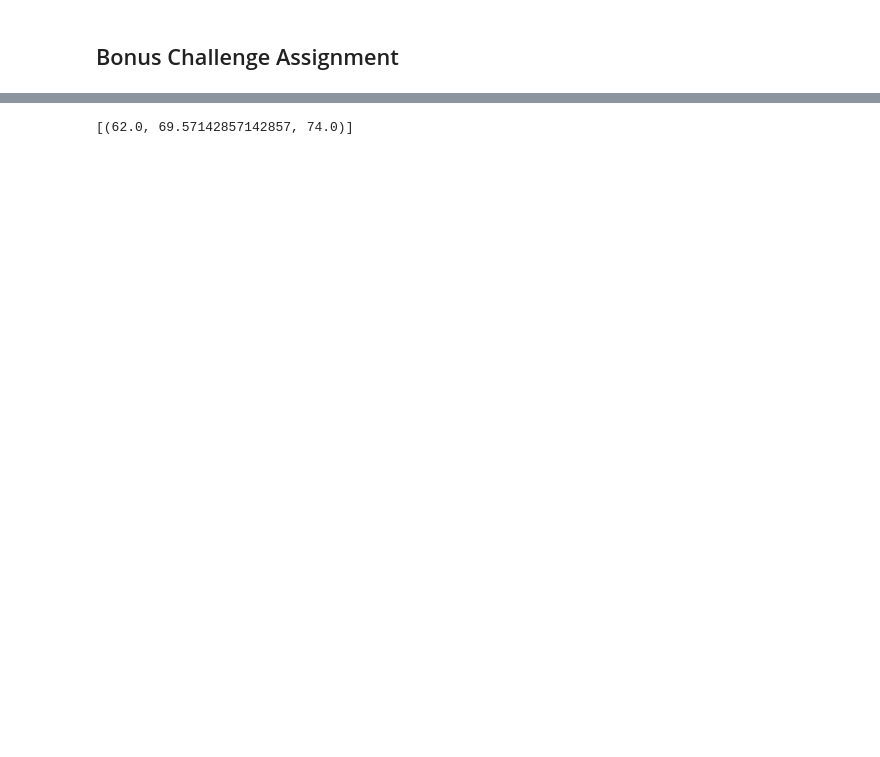
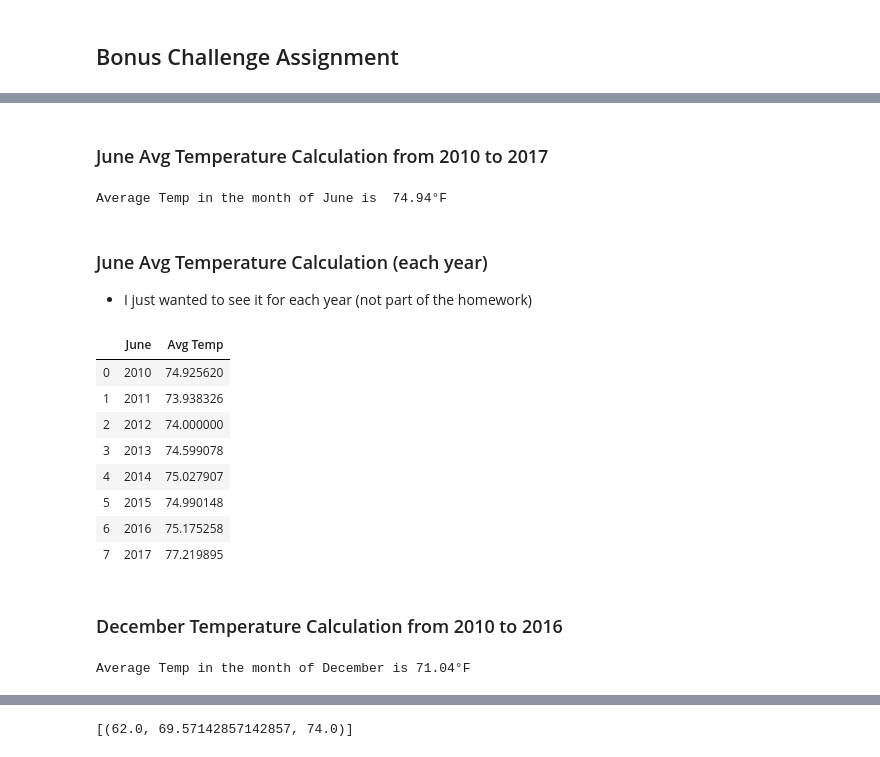
Before and after one commit to fereshtehaghaei/Climate-Analysis-SQLAlchemy, a Jupyter notebook: climate_starter.ipynb, the cells around one changed output, grey strips where cells are left out. Drawn from its saved outputs; the diff is of its cells as text; code cells hidden in the pictures; blank space fills up the shorter version.

Commit message:
re-do code for average temp in June

```diff
--- a/climate_starter.ipynb
+++ b/climate_starter.ipynb
@@ -410,0 +427,45 @@ plt.show()
+# %% [markdown]
+### June Avg Temperature Calculation from 2010 to 2017
+# %%
+# Identify the average temperature in June at all stations across all available years in the dataset.
+# Turned my partial part of code into bold. Used this site for help -->  https://www.kite.com/python/answers/how-to-print-in-bold-in-python#:~:text=Use%20ANSI%20escape%20sequences%20to,formatting%20for%20any%20following%20strings.
+june_avg = session.query(func.avg(Measurement.tobs)).filter(func.strftime("%m", Measurement.date)=="06").all()
+
+# june_avg
+
+print(f'Average Temp in the month of June is \033[1m {round(june_avg[0][0],2)}°F\033[0m')
+# %% [output]
+Average Temp in the month of June is  74.94°F
+# %% [markdown]
+### June Avg Temperature Calculation (each year)
+
+   * I just wanted to see it for each year (not part of the homework)
+# %%
+june_year = session.query(func.strftime("%Y", Measurement.date), func.avg(Measurement.tobs)).\
+                   filter(func.strftime("%m", Measurement.date)=="06").\
+                   group_by(func.strftime("%Y", Measurement.date)).all()
+june_year
+
+june_year_df = pd.DataFrame(june_year, columns = ["June", "Avg Temp"])
+
+june_year_df.head(10)
+# %% [output]
+|  | June | Avg Temp |
+| 0 | 2010 | 74.925620 |
+| 1 | 2011 | 73.938326 |
+| 2 | 2012 | 74.000000 |
+| 3 | 2013 | 74.599078 |
+| 4 | 2014 | 75.027907 |
+| 5 | 2015 | 74.990148 |
+| 6 | 2016 | 75.175258 |
+| 7 | 2017 | 77.219895 |
+# %% [markdown]
+### December Temperature Calculation from 2010 to 2016
+# %%
+# Identify the average temperature in December at all stations across all available years in the dataset.
+december_avg = session.query(func.avg(Measurement.tobs)).filter(func.strftime("%m", Measurement.date)=="12").all()
+december_avg
+
+print(f'Average Temp in the month of December is \033[1m{round(december_avg[0][0],2)}°F\033[0m')
+# %% [output]
+Average Temp in the month of December is 71.04°F
```
Also changed, not shown: parts of 23 cells of this notebook, 5 other files.
